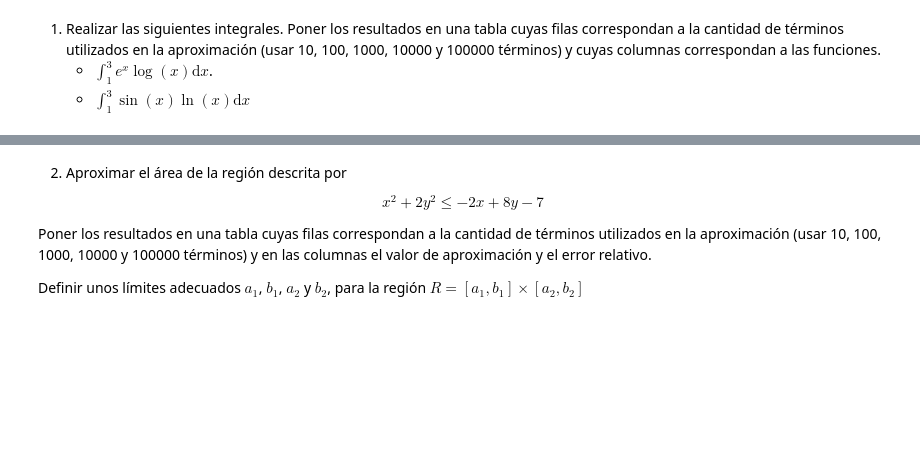
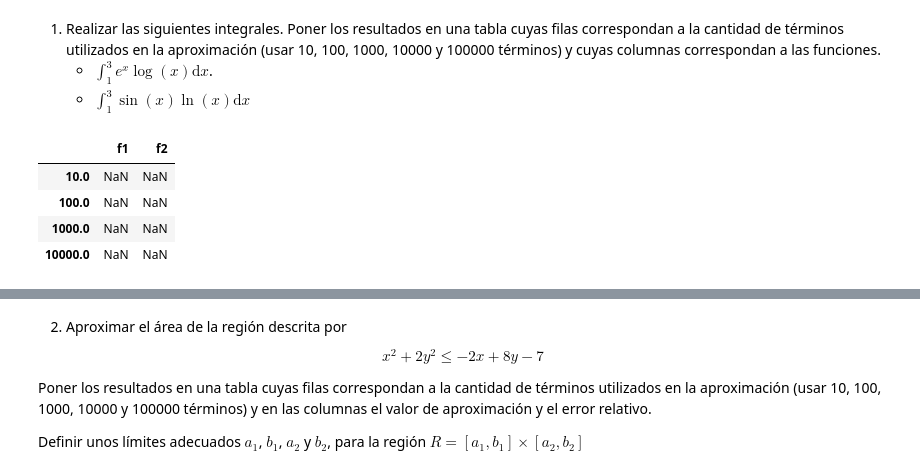
Before and after one commit to jcarlos999/simulaci-n-mat, a Jupyter notebook: Tarea - Integración montecarlo José Carlos López.ipynb, the cells around one changed output, grey strips where cells are left out. Cells and saved outputs as stored; diff of their text form; code cells hidden in the pictures; blank space fills up the shorter version.

```diff
--- a/Tarea - Integración montecarlo José Carlos López.ipynb
+++ b/Tarea - Integración montecarlo José Carlos López.ipynb
@@ -8,0 +25,10 @@
+# %%
+N= np.logspace(1, 4, 4)
+tabla= pd.DataFrame(index=N, columns=["f1", "f2"])
+tabla
+# %% [output]
+|  | f1 | f2 |
+| 10.0 | NaN | NaN |
+| 100.0 | NaN | NaN |
+| 1000.0 | NaN | NaN |
+| 10000.0 | NaN | NaN |
```
Also changed, not shown: parts of 3 cells of this notebook.
